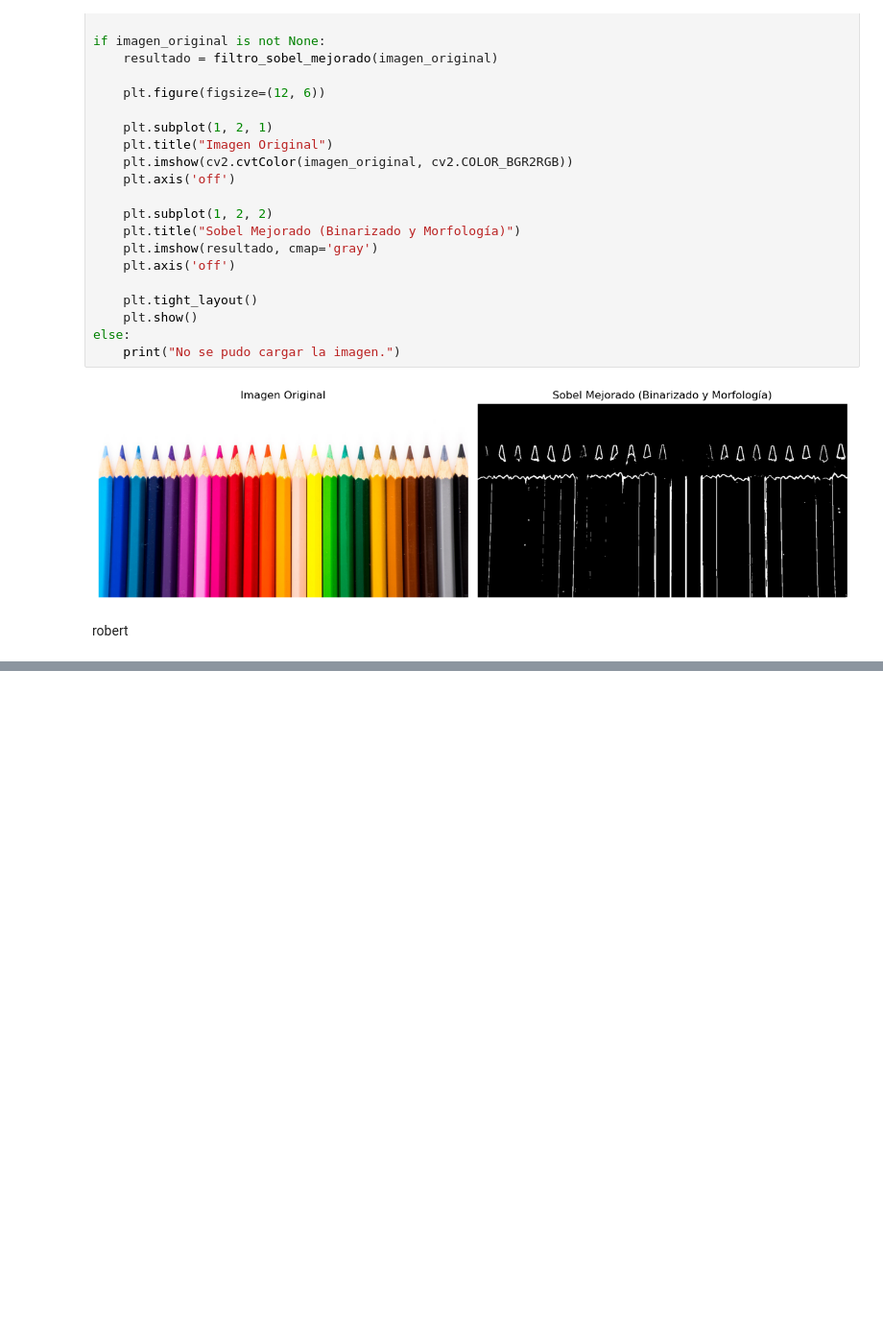
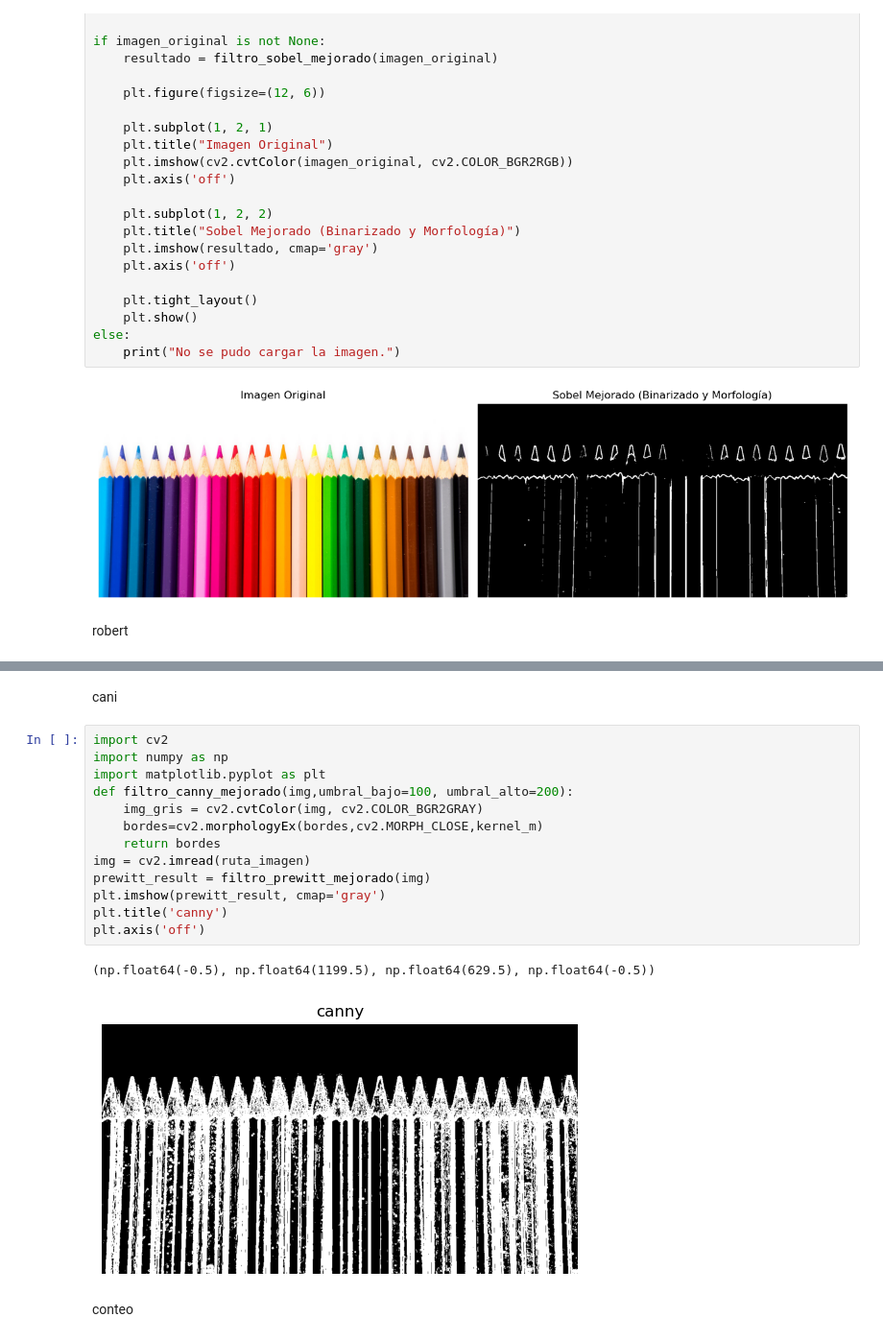
Before and after one commit to AJPerezcossio/PDY, a Jupyter notebook: unidad4/practicaVirtual.ipynb, the cells around one changed output, grey strips where cells are left out. Shown at 96% size. Saved outputs shown, nothing was run; the diff lists cells and outputs as text; blank space fills up the shorter version.

```diff
--- a/unidad4/practicaVirtual.ipynb
+++ b/unidad4/practicaVirtual.ipynb
@@ -343,0 +435,20 @@ else:
+# %% [markdown]
+cani
+# %%
+import cv2
+import numpy as np
+import matplotlib.pyplot as plt
+def filtro_canny_mejorado(img,umbral_bajo=100, umbral_alto=200):
+    img_gris = cv2.cvtColor(img, cv2.COLOR_BGR2GRAY)
+    bordes=cv2.morphologyEx(bordes,cv2.MORPH_CLOSE,kernel_m)
+    return bordes
+img = cv2.imread(ruta_imagen)
+prewitt_result = filtro_prewitt_mejorado(img)
+plt.imshow(prewitt_result, cmap='gray')
+plt.title('canny')
+plt.axis('off')
+# %% [output]
+(np.float64(-0.5), np.float64(1199.5), np.float64(629.5), np.float64(-0.5))
+[figure, added]
+# %% [markdown]
+conteo
```
Also changed, not shown: parts of 5 cells of this notebook, 3 other files.
